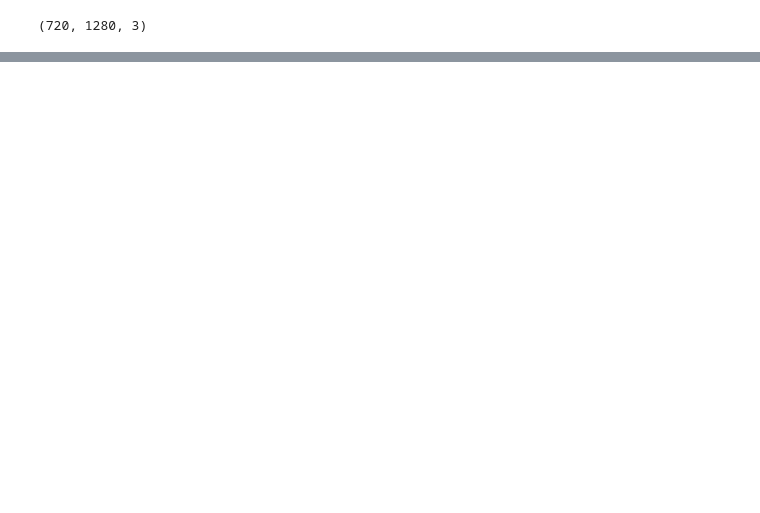
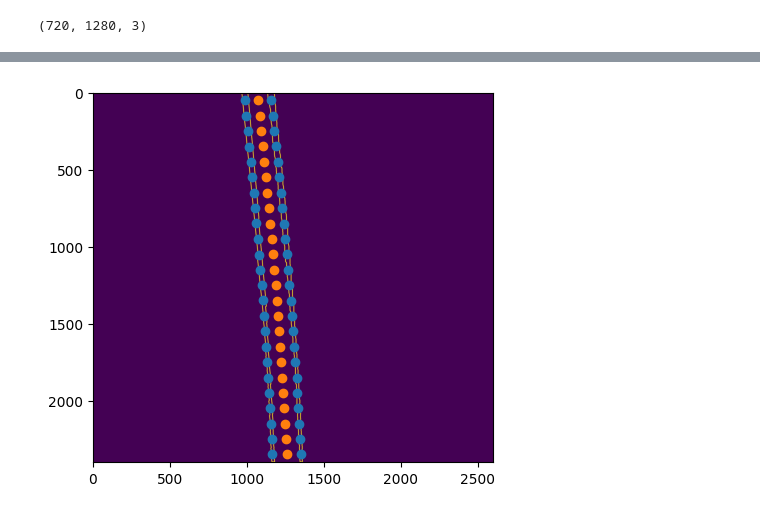
Before and after one commit to Andrudewt/perspective, a Jupyter notebook: main.ipynb, the cells around one changed output, grey strips where cells are left out. Cells and saved outputs as stored; diff of their text form; code cells hidden in the pictures; blank space fills up the shorter version.

```diff
--- a/main.ipynb
+++ b/main.ipynb
@@ -203,0 +182,35 @@ plt.imshow(mask_all)
+# %%
+# картинку брал по частям гориз срезами, считал  центр масс контуров
+
+centroids = []
+st = 0
+step = 100
+for en in range(step, mask_cont.shape[1], step):
+
+    contours, _ = cv2.findContours(mask_pr[st:en, :], cv2.RETR_EXTERNAL, cv2.CHAIN_APPROX_NONE)
+    for contour in contours:
+        M = cv2.moments(contour)
+        if M["m00"] != 0:  # Проверяем, чтобы избежать деления на ноль
+            cx = int(M["m10"] / M["m00"])
+            cy = int(M["m01"] / M["m00"])
+            centroids.append((cx, cy+st))
+
+    st += step
+
+X = np.array(centroids)[:, 0]
+Y = np.array(centroids)[:, 1]
+
+diff = np.diff(Y)
+
+# средние точки между центрами масс кусков контуров
+mid_p = []
+for i, v in enumerate(diff):
+    if v < 3:
+        mid_p.append([X[i] - int((X[i] - X[i+1]) / 2), Y[i]])
+mid_p = np.array(mid_p)
+
+plt.imshow(mask_cont)
+plt.scatter(X, Y)
+plt.scatter(mid_p[:, 0], mid_p[:, 1]);
+# %% [output]
+[figure, added]
```
Also changed, not shown: parts of 20 cells of this notebook.
